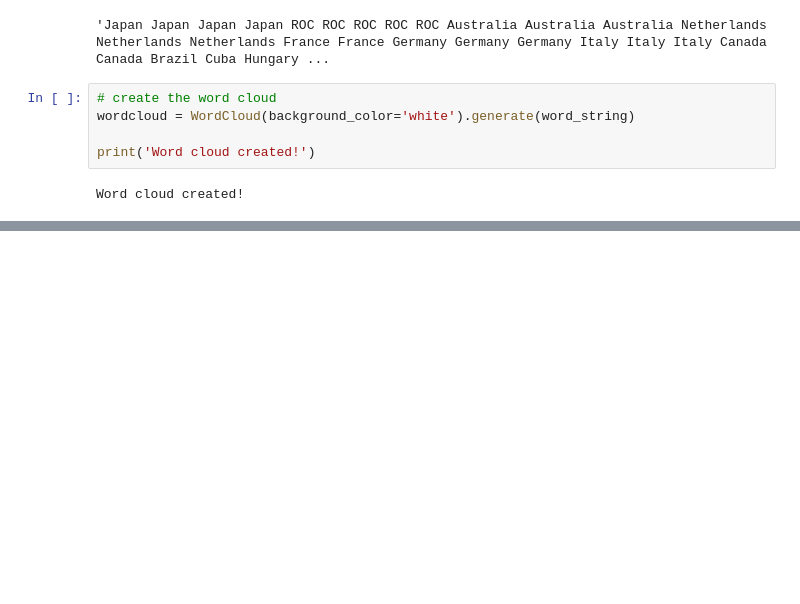
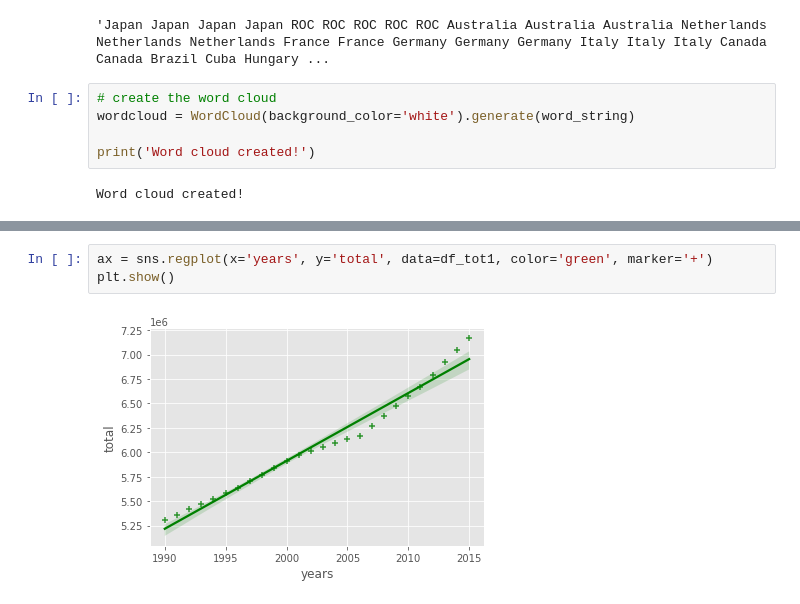
Before and after one commit to TsaniAflah/Perolehan-Mendali-pada-Olympic-2021, a Jupyter notebook: TUGAS_4.ipynb, the cells around one changed output, grey strips where cells are left out. Cells and saved outputs as stored; diff of their text form; blank space fills up the shorter version.

```diff
--- a/TUGAS_4.ipynb
+++ b/TUGAS_4.ipynb
@@ -583,0 +748,5 @@ Word cloud created!
+# %%
+ax = sns.regplot(x='years', y='total', data=df_tot1, color='green', marker='+')
+plt.show()
+# %% [output]
+[figure, added]
```
Also changed, not shown: parts of 25 cells of this notebook.
